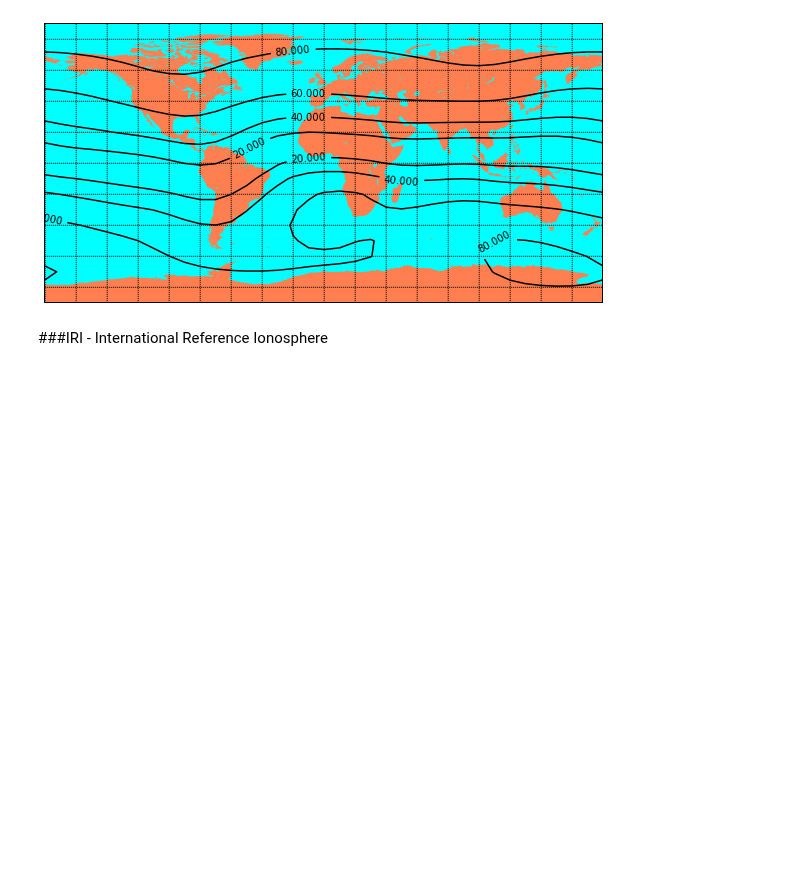
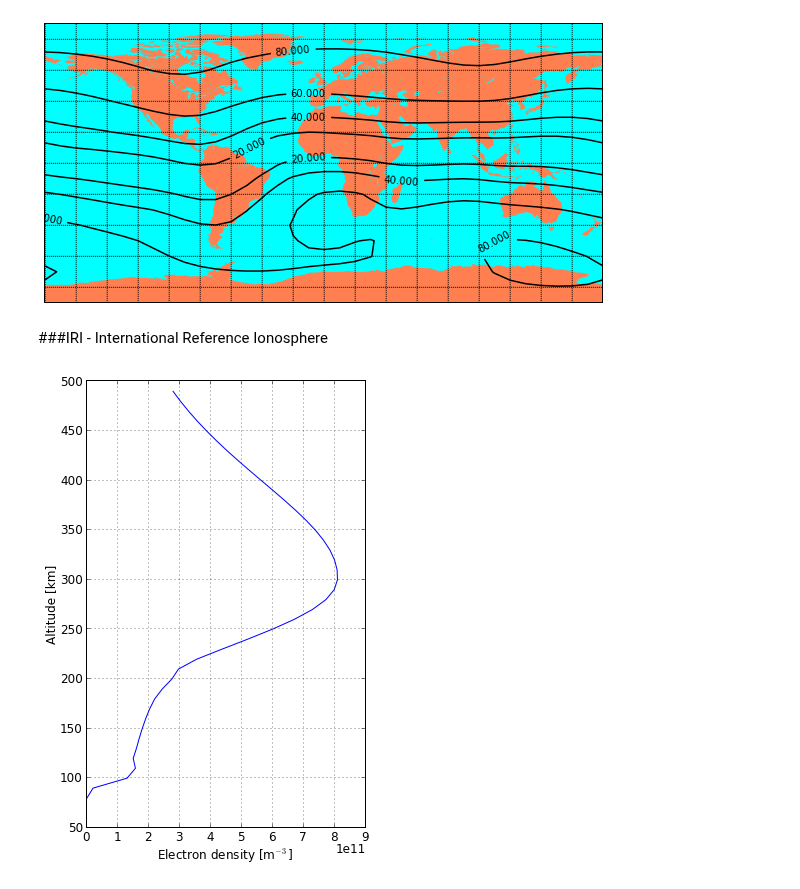
Before and after one commit to vtsuperdarn/davitpy, a Jupyter notebook: docs/notebook/Models.ipynb, the cells around one changed output. Saved outputs shown, nothing was run; the diff lists cells and outputs as text; code cells hidden in the pictures; blank space fills up the shorter version.

```diff
--- a/docs/notebook/Models.ipynb
+++ b/docs/notebook/Models.ipynb
@@ -70,4 +70,17 @@ dhour = 12.
 heibeg, heiend, heistp = 80., 500., 10.
 oarr = np.zeros(100)
 # Call fortran subroutine
-oarr = iri.iri_sub(jf,jmag,alati,along,iyyyy,mmdd,dhour,heibeg,heiend,heistp,oarr)
+outf,oarr = iri.iri_sub(jf,jmag,alati,along,iyyyy,mmdd,dhour,heibeg,heiend,heistp,oarr)
+# %%
+# Check that it worked by plotting vertical electron density profile
+figure(figsize=(5,8))
+
+alt = np.arange(heibeg,heiend,heistp)
+ax = plot(outf[0,0:len(alt)],alt)
+
+xlabel(r'Electron density [m$^{-3}$]')
+ylabel('Altitude [km]')
+grid(True)
+rcParams.update({'font.size': 12})
+# %% [output]
+[figure, added]
```
Also changed, not shown: 4 other files.
